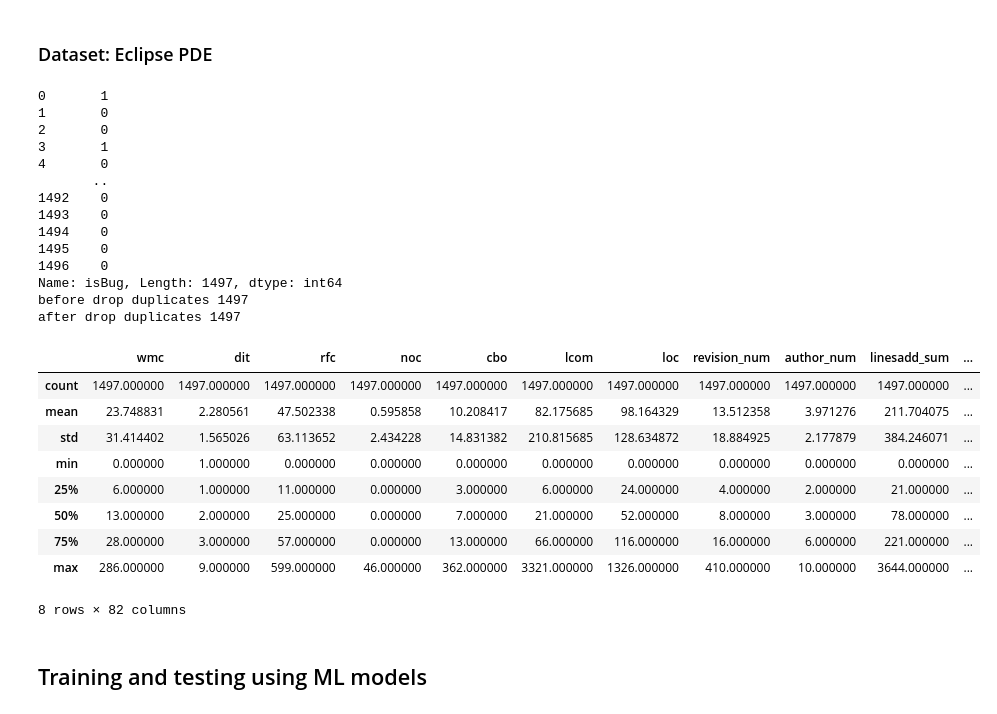
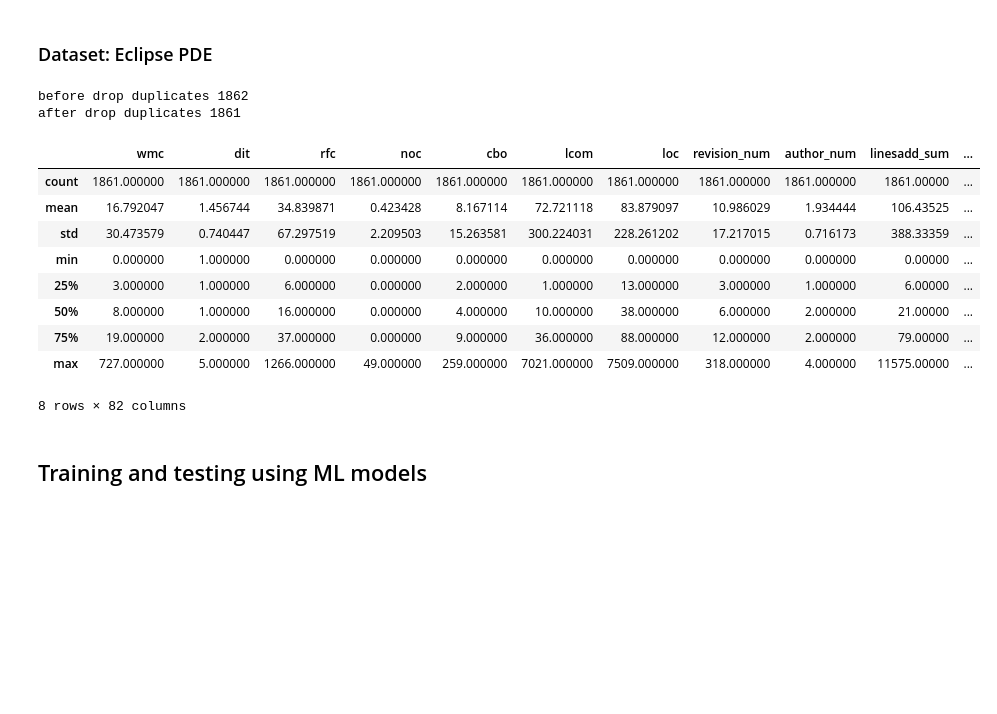
Before and after one commit to adipai/data-decent, a Jupyter notebook: src/automation/automation_Defect_Mylyn.ipynb, the cells around one changed output. Saved outputs shown, nothing was run; the diff lists cells and outputs as text; code cells hidden in the pictures; blank space fills up the shorter version.

```diff
--- a/src/automation/automation_Defect_Mylyn.ipynb
+++ b/src/automation/automation_Defect_Mylyn.ipynb
@@ -148,45 +148,33 @@ def preprocess_data_test(X_test, scaler, imputer):
 # %% [markdown]
 ### Dataset: Eclipse PDE
 # %%
-project = "Defect_Eclipse_PDE_UI"
+project = "Defect_Mylyn"
 fname = "_".join(project.split("_")[1:])
 data_path = f"data/imbalance_defects_prediction/7_CK_NET_PROC/input/{fname}--CK_NET_PROC.arff"
 data = arff.loadarff(data_path)
 df = pd.DataFrame(data[0])
 df['isBug'] = df['isBug'].astype('str')
-d = {'YES': 1, 'NO': 0}  # Remove the byte string prefix 'b'
-df['isBug'] = df['isBug'].map(d).fillna(df['isBug'])
-print(df['isBug'])
+d = {'b\'YES\'': 1, 'b\'NO\'': 0}
+df['isBug'] = df['isBug'].astype(str).map(d).fillna(df['isBug'])
+df['isBug'] = df['isBug'].map({'YES': 1.0, 'NO': 0.0})
 print("before drop duplicates", df.shape[0])
 df = df.drop_duplicates()
 df.reset_index(inplace=True, drop=True)
 print("after drop duplicates", df.shape[0])
 
 df.describe()
 # %% [output]
-0       1
-1       0
-2       0
-3       1
-4       0
-       ..
-1492    0
-1493    0
-1494    0
-1495    0
-1496    0
-Name: isBug, Length: 1497, dtype: int64
-before drop duplicates 1497
-after drop duplicates 1497
+before drop duplicates 1862
+after drop duplicates 1861
 |  | wmc | dit | rfc | noc | cbo | lcom | loc | revision_num | author_num | linesadd_sum | ... |
-| count | 1497.000000 | 1497.000000 | 1497.000000 | 1497.000000 | 1497.000000 | 1497.000000 | 1497.000000 | 1497.000000 | 1497.000000 | 1497.000000 | ... |
-| mean | 23.748831 | 2.280561 | 47.502338 | 0.595858 | 10.208417 | 82.175685 | 98.164329 | 13.512358 | 3.971276 | 211.704075 | ... |
-| std | 31.414402 | 1.565026 | 63.113652 | 2.434228 | 14.831382 | 210.815685 | 128.634872 | 18.884925 | 2.177879 | 384.246071 | ... |
-| min | 0.000000 | 1.000000 | 0.000000 | 0.000000 | 0.000000 | 0.000000 | 0.000000 | 0.000000 | 0.000000 | 0.000000 | ... |
-| 25% | 6.000000 | 1.000000 | 11.000000 | 0.000000 | 3.000000 | 6.000000 | 24.000000 | 4.000000 | 2.000000 | 21.000000 | ... |
-| 50% | 13.000000 | 2.000000 | 25.000000 | 0.000000 | 7.000000 | 21.000000 | 52.000000 | 8.000000 | 3.000000 | 78.000000 | ... |
-| 75% | 28.000000 | 3.000000 | 57.000000 | 0.000000 | 13.000000 | 66.000000 | 116.000000 | 16.000000 | 6.000000 | 221.000000 | ... |
-| max | 286.000000 | 9.000000 | 599.000000 | 46.000000 | 362.000000 | 3321.000000 | 1326.000000 | 410.000000 | 10.000000 | 3644.000000 | ... |
+| count | 1861.000000 | 1861.000000 | 1861.000000 | 1861.000000 | 1861.000000 | 1861.000000 | 1861.000000 | 1861.000000 | 1861.000000 | 1861.00000 | ... |
+| mean | 16.792047 | 1.456744 | 34.839871 | 0.423428 | 8.167114 | 72.721118 | 83.879097 | 10.986029 | 1.934444 | 106.43525 | ... |
+| std | 30.473579 | 0.740447 | 67.297519 | 2.209503 | 15.263581 | 300.224031 | 228.261202 | 17.217015 | 0.716173 | 388.33359 | ... |
+| min | 0.000000 | 1.000000 | 0.000000 | 0.000000 | 0.000000 | 0.000000 | 0.000000 | 0.000000 | 0.000000 | 0.00000 | ... |
+| 25% | 3.000000 | 1.000000 | 6.000000 | 0.000000 | 2.000000 | 1.000000 | 13.000000 | 3.000000 | 1.000000 | 6.00000 | ... |
+| 50% | 8.000000 | 1.000000 | 16.000000 | 0.000000 | 4.000000 | 10.000000 | 38.000000 | 6.000000 | 2.000000 | 21.00000 | ... |
+| 75% | 19.000000 | 2.000000 | 37.000000 | 0.000000 | 9.000000 | 36.000000 | 88.000000 | 12.000000 | 2.000000 | 79.00000 | ... |
+| max | 727.000000 | 5.000000 | 1266.000000 | 49.000000 | 259.000000 | 7021.000000 | 7509.000000 | 318.000000 | 4.000000 | 11575.00000 | ... |
 8 rows × 82 columns
 # %% [markdown]
 ## Training and testing using ML models
```
Also changed, not shown: parts of 13 cells of this notebook.
